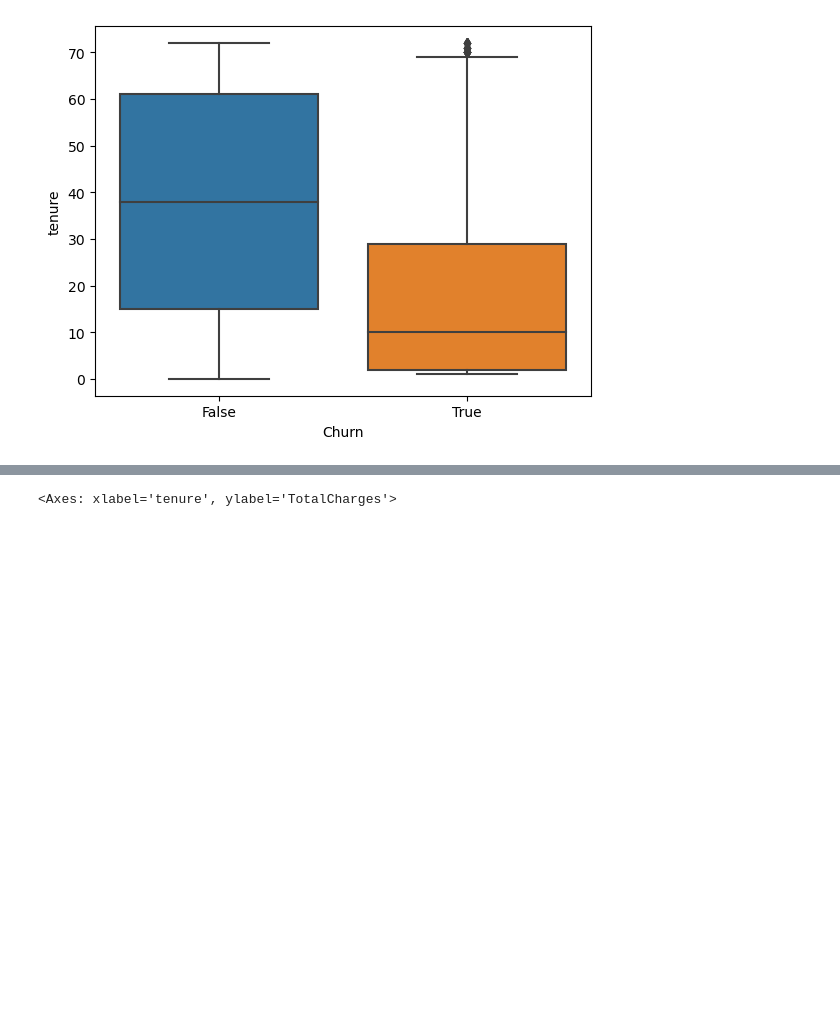
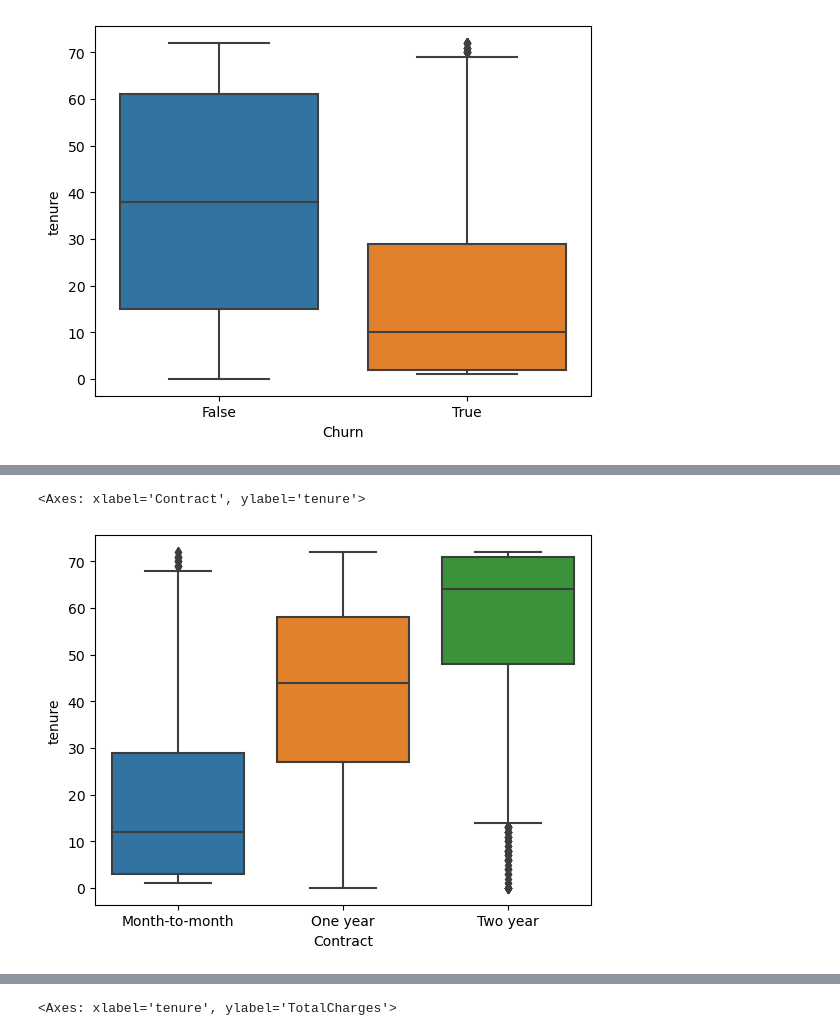
Before and after one commit to Lavinialau/Telecom-churn, a Jupyter notebook: 01_code/1_EDA.ipynb, the cells around one changed output, grey strips where cells are left out. Cells and saved outputs as stored; diff of their text form; code cells hidden in the pictures; blank space fills up the shorter version.

```diff
--- a/01_code/1_EDA.ipynb
+++ b/01_code/1_EDA.ipynb
@@ -108,0 +171,10 @@ sns.boxplot(
+# %%
+# contract vs tenure
+sns.boxplot(
+    data=cleaned_data,
+    x='Contract',
+    y = 'tenure'
+)
+# %% [output]
+<Axes: xlabel='Contract', ylabel='tenure'>
+[figure, added]
```
Also changed, not shown: parts of 25 cells of this notebook, 5 other files.
